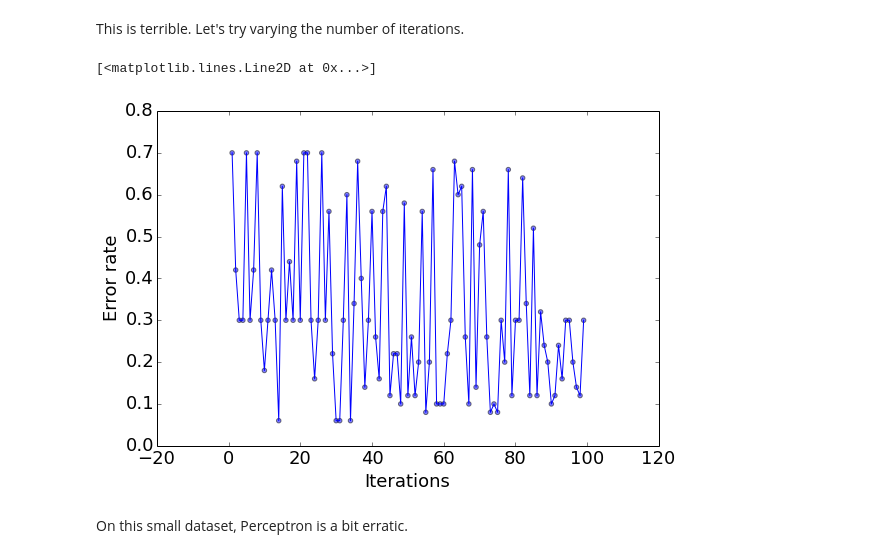
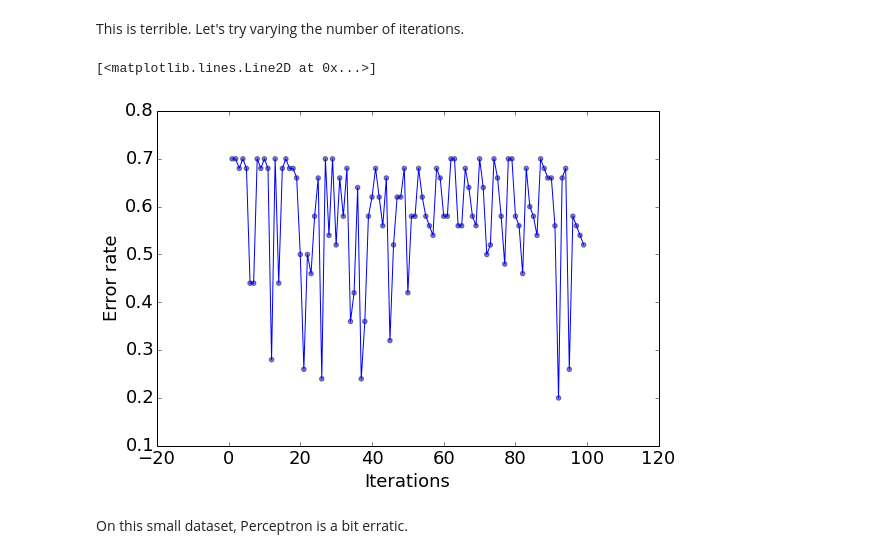
Before and after one commit to gchrupala/tutorials, a Jupyter notebook: numpy_sklearn.ipynb, the cells around one changed output. Drawn from its saved outputs; the diff is of its cells as text; code cells hidden in the pictures.

```diff
--- a/numpy_sklearn.ipynb
+++ b/numpy_sklearn.ipynb
@@ -193,7 +195,7 @@ Our model could be doing better. Let's check how many iterations get the lowest
 # %%
+M = SGDRegressor(n_iter=1, loss='squared_loss', random_state=99, warm_start=True)
 error = []
 for i in range(1, 50):
-    M = SGDRegressor(n_iter=i, loss='squared_loss', random_state=99)
     M.fit(X_reg, Y_reg)
     Y_dev_pred = M.predict(X_reg_dev)
     error.append((i, mae(Y_reg_dev, Y_dev_pred)))
@@ -264,24 +266,24 @@ numpy.mean(Y_dev_pred != Y_dev)
 This is terrible. Let's try varying the number of iterations.
 # %%
 error = []
+M = Perceptron(n_iter=1, random_state=321, warm_start=True)
 for i in range(1, 100):
-    M = Perceptron(n_iter=i, random_state=321)
     M.fit(X, Y)
     Y_dev_pred = M.predict(X_dev)
     error.append((i, numpy.mean(Y_dev != Y_dev_pred)))
 pylab.figure(figsize(9,6))
 pylab.rcParams['font.size'] = 18
 pylab.xlabel("Iterations")
 pylab.ylabel("Error rate")
 # We need x and y coordinates
 x, y = zip(*error)
 #pylab.xlim((0, max(x)))
 # Add points
 pylab.scatter(x, y, alpha=0.5)
 # Connect them with line
 pylab.plot(x, y)
 # %% [output]
 [<matplotlib.lines.Line2D at 0x...>]
-[figure, old version]
+[figure, new version]
 # %% [markdown]
 On this small dataset, Perceptron is a bit erratic.
```
Also changed, not shown: parts of 17 cells of this notebook.
